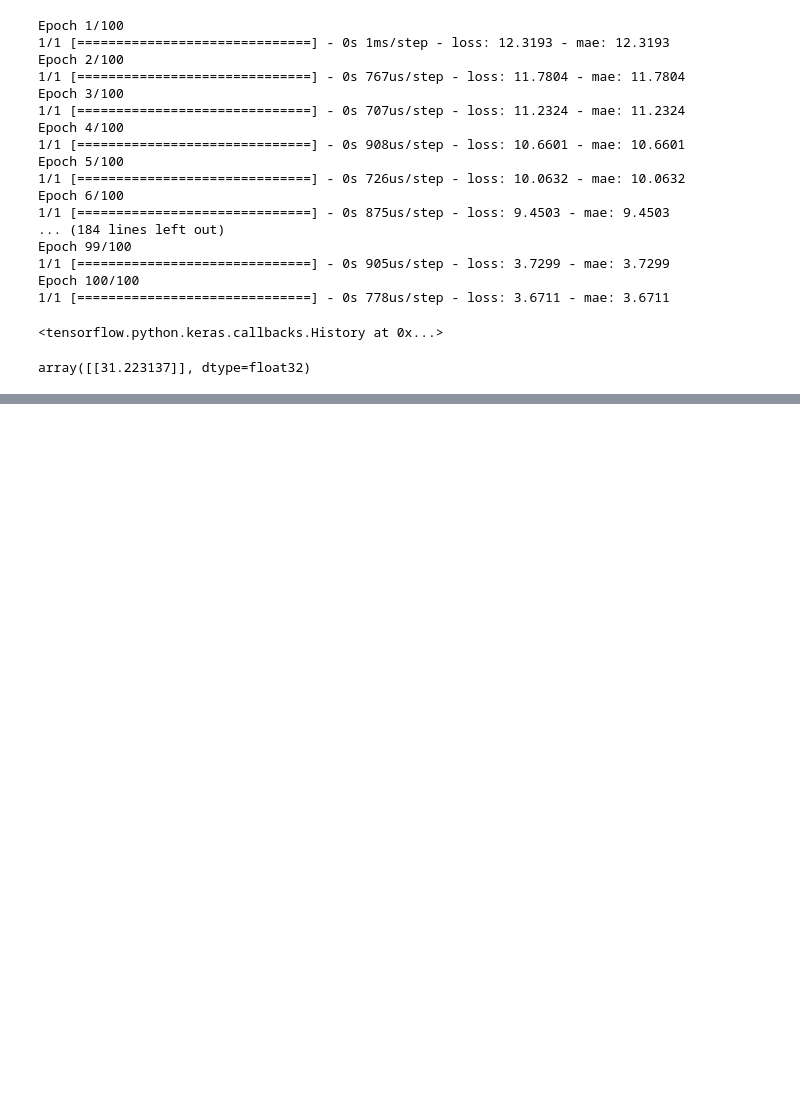
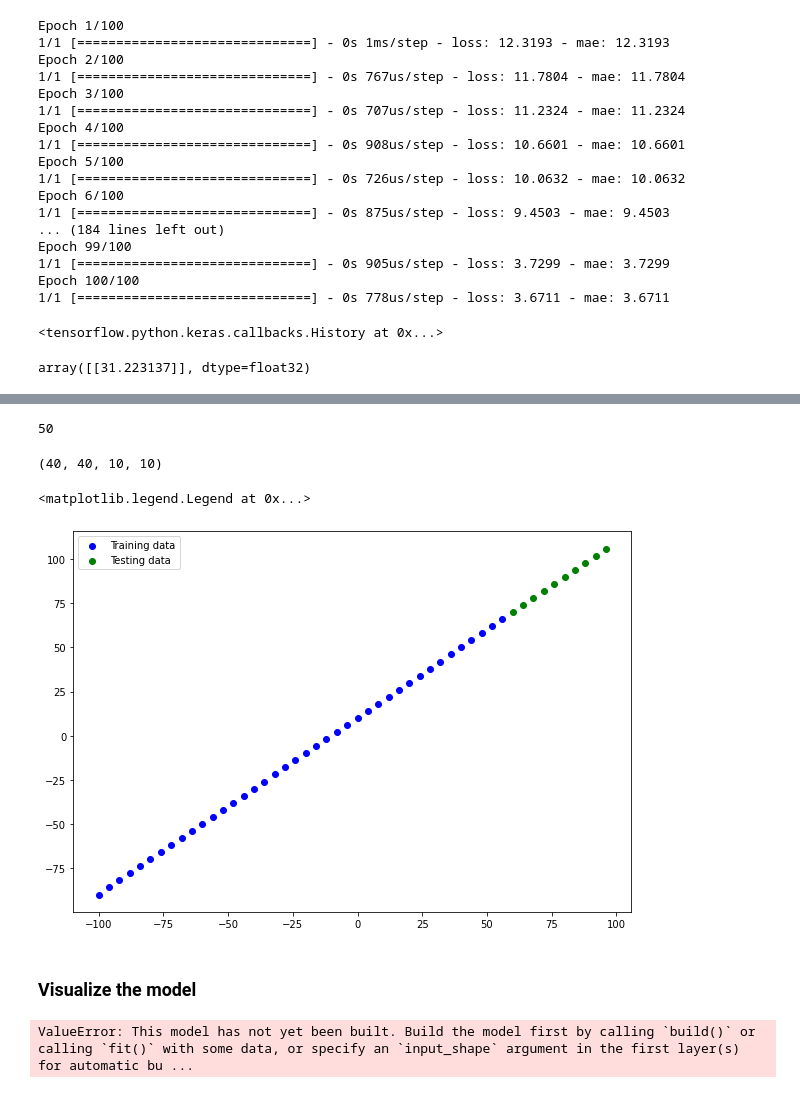
Before and after one commit to lpianta/tfcert, a Jupyter notebook: Regression/02_regression.ipynb, the cells around one changed output, grey strips where cells are left out. Saved outputs shown, nothing was run; the diff lists cells and outputs as text; code cells hidden in the pictures; blank space fills up the shorter version.

```diff
--- a/Regression/02_regression.ipynb
+++ b/Regression/02_regression.ipynb
@@ -205,0 +254,26 @@ Tweaking the
+# %%
+# Check the length of how many samples we have
+len(X)
+# %% [output]
+50
+# %%
+# Split the data into train and test sets
+X_train = X[:40] # first 40 are training samples (80% of the data)
+y_train = y[:40]
+
+X_test = X[40:] # last 10 are test samples (20% of the data)
+y_test = y[40:]
+
+len(X_train), len(y_train), len(X_test), len(y_test)
+# %% [output]
+(40, 40, 10, 10)
+# %%
+# Visualize the data splitted into train and test
+
+plt.figure(figsize=(10,7))
+plt.scatter(X_train, y_train, c="b", label="Training data")
+plt.scatter(X_test, y_test, c="g", label="Testing data")
+plt.legend()
+# %% [output]
+<matplotlib.legend.Legend at 0x...>
+[figure, added]
@@ -205,0 +293,6 @@ Tweaking the
+# %% [markdown]
+### Visualize the model
+# %%
+model.summary()
+# %% [output]
+ValueError: This model has not yet been built. Build the model first by calling `build()` or calling `fit()` with some data, or specify an `input_shape` argument in the first layer(s) for automatic bu ...
```
Also changed, not shown: parts of 12 cells of this notebook.
